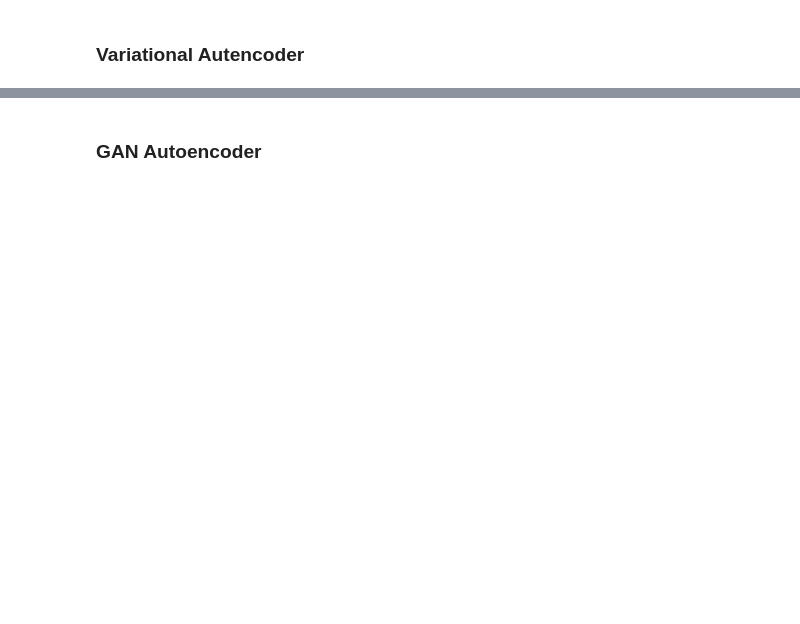
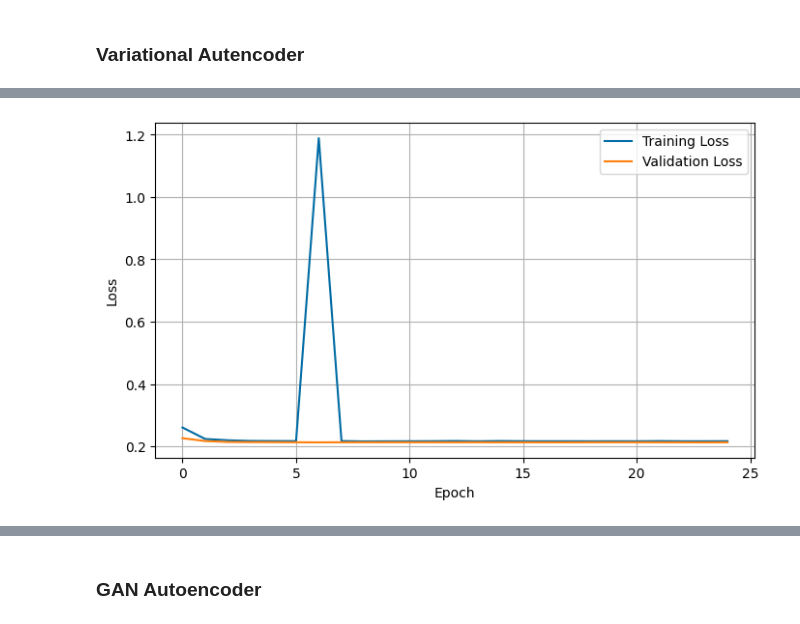
Before and after one commit to FlorSanders/AutoStyleTransfer, a Jupyter notebook: autencoders.ipynb, the cells around one changed output, grey strips where cells are left out. Drawn from its saved outputs; the diff is of its cells as text; code cells hidden in the pictures; blank space fills up the shorter version.

```diff
--- a/autencoders.ipynb
+++ b/autencoders.ipynb
@@ -396,7 +423,7 @@ class VariationalAutoencoder(krs.models.Model):
             pooling_type=self.pooling_type
         )
 
-        # Determine nr of channels for the decoder layers
+        # Build decoder
         self.decoder = Conv2DDecoder(
             layer_filters[::-1][1:],
             layer_padding[::-1],
@@ -435,7 +462,7 @@ class VariationalAutoencoder(krs.models.Model):
 
     def call(self, x):
         mu, logsigma2 = self.encode(x)
-        h = self.reparametrize(my, logsigma2)
+        h = self.reparametrize(mu, logsigma2)
         x_hat = self.decode(h)
         return x_hat
 
@@ -479,11 +506,7 @@ class VariationalAutoencoder(krs.models.Model):
         self.optimizer.apply_gradients(zip(gradients, trainable_weights))
 
         # Return loss
-        return {
-            "loss": self.loss_tracker.result(),
-            "r_loss": self.r_loss_tracker.result(),
-            "kl_loss": self.kl_loss_tracker.result(),
-        }
+        return {m.name: m.result() for m in self.metrics}
 
     def test_step(self, data):
         # Unpack data
@@ -498,11 +521,7 @@ class VariationalAutoencoder(krs.models.Model):
         loss = self.compute_loss(x, x_hat, mu, logsigma2)
 
         # Return losses
-        return {
-            "loss": self.loss_tracker.result(),
-            "r_loss": self.r_loss_tracker.result(),
-            "kl_loss": self.kl_loss_tracker.result(),
-        }
+        return {m.name: m.result() for m in self.metrics}
 # %%
 compression = 8
 kernel_size = 3
@@ -510,7 +529,7 @@ conv_depth = 1
 input_chans_multiplier = 1
 skip_connection = False
 pooling_type = "average"
-kl_reg = 1.
+kl_reg = 1e-3
 
 autoencoder = VariationalAutoencoder(
     input_shape,
@@ -525,5 +544,5 @@ autoencoder = VariationalAutoencoder(
 # %%
 autoencoder.compile(optimizer="adam", loss=krs.losses.MeanAbsoluteError())
 # %%
-history = autoencoder.fit(X_train, X_train, epochs=1, shuffle=True, validation_data=(X_test, X_test), verbose=1)
+history = autoencoder.fit(X_train, X_train, epochs=25, shuffle=True, validation_data=(X_test, X_test), verbose=1)
 # %% [output]
@@ -530,0 +551,4 @@ history = autoencoder.fit(X_train, X_train, epochs=1, shuffle=True, validation_d
+# %%
+fig, ax = plot_history(history)
+# %% [output]
+[figure, added]
```
Also changed, not shown: parts of 17 cells of this notebook, 1 other file.
